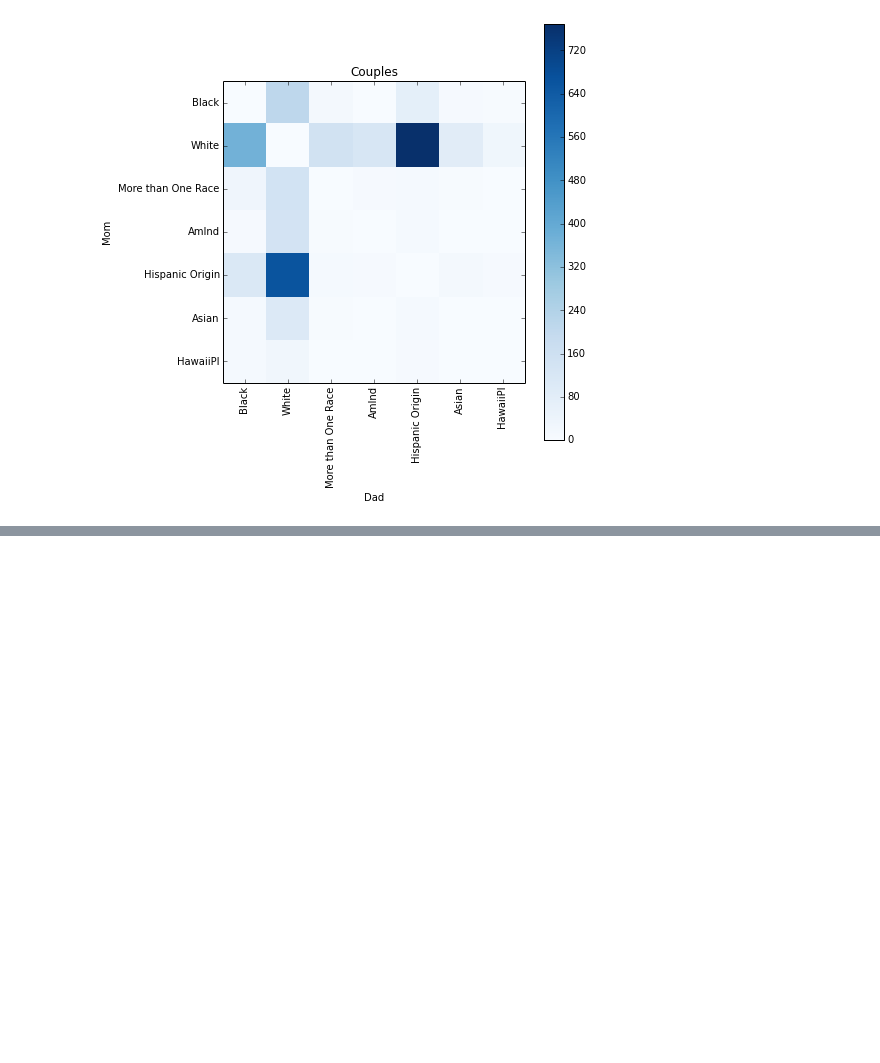
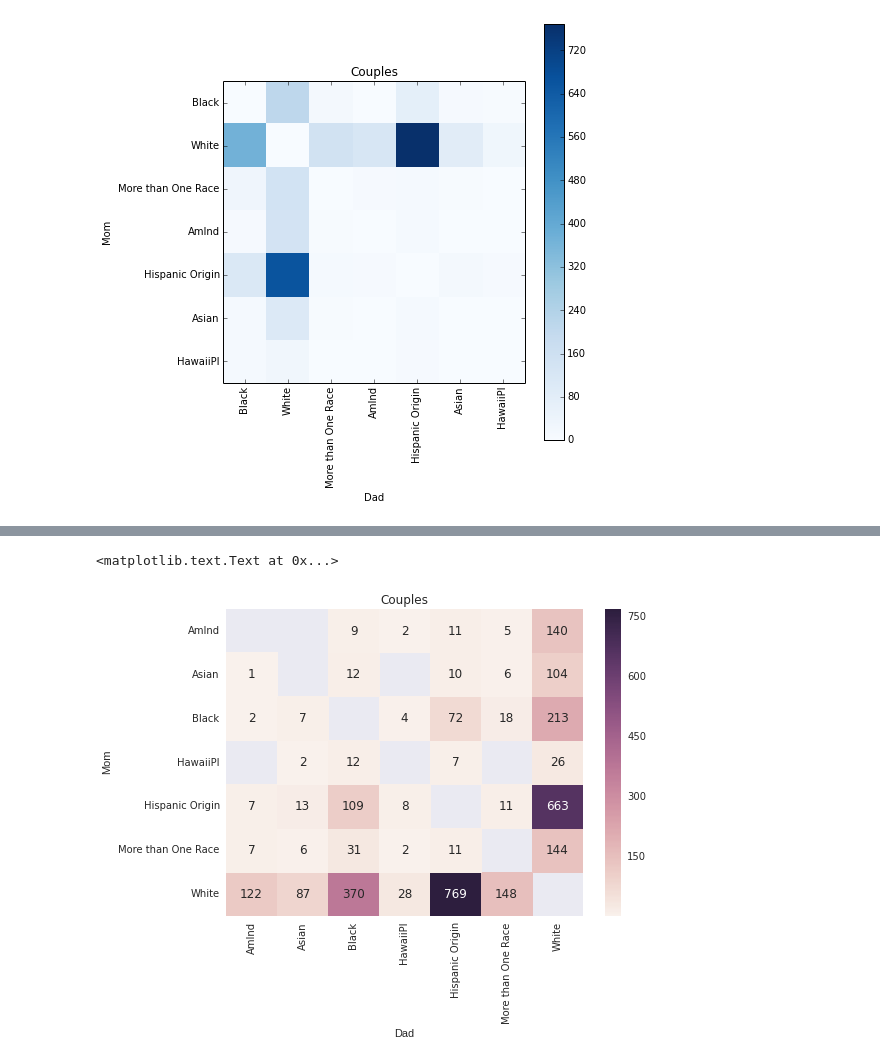
Before and after one commit to jlantos/Adoption, a Jupyter notebook: Adoption_race.ipynb, the cells around one changed output, grey strips where cells are left out. Drawn from its saved outputs; the diff is of its cells as text; code cells hidden in the pictures; blank space fills up the shorter version.

Commit message:
Alternative plot added

```diff
--- a/Adoption_race.ipynb
+++ b/Adoption_race.ipynb
@@ -98,0 +107,6 @@ len(df_race_ir)
+# %%
+# Alternative method
+from sklearn import preprocessing
+le = preprocessing.LabelEncoder()
+le.fit(df_race_ir['Mom'])
+print(le.classes_)
@@ -98,0 +116,4 @@ len(df_race_ir)
+# %%
+df_race_ir['Mom_num'] = le.transform(df_race_ir['Mom'])
+df_race_ir['Dad_num'] = le.transform(df_race_ir['Dad'])
+df_race_ir.head()
@@ -98,0 +137,12 @@ len(df_race_ir)
+# %%
+table = df_race_ir.pivot_table(index ='Mom_num', columns = 'Dad_num', aggfunc = 'count')
+parents = table.iloc[:,7:14]
+# %%
+import seaborn as sns
+sns.heatmap(parents, annot=True, fmt='g', xticklabels=le.classes_, yticklabels=le.classes_ )
+plt.ylabel('Mom')
+plt.xlabel('Dad')
+sns.plt.title('Couples')
+# %% [output]
+<matplotlib.text.Text at 0x...>
+[figure, added]
```
Also changed, not shown: parts of 4 cells of this notebook.
